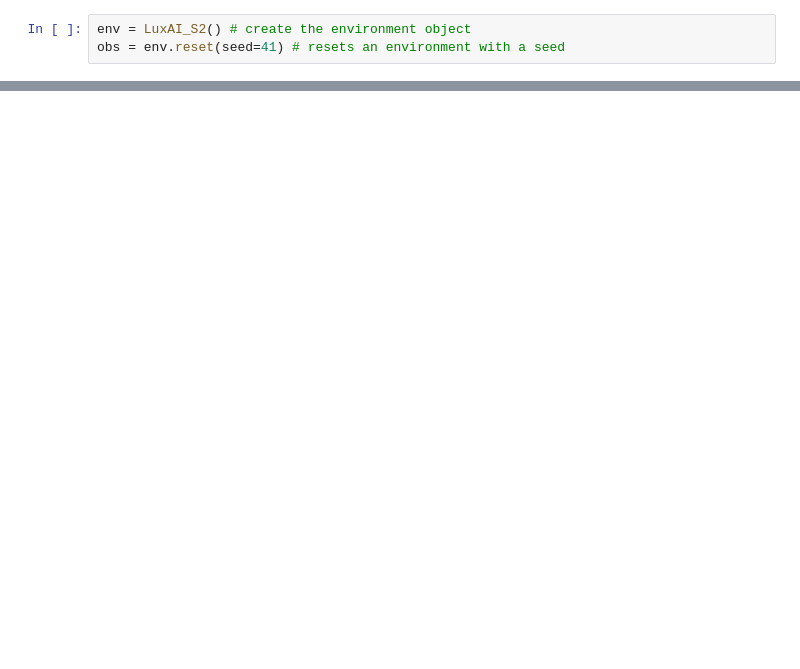
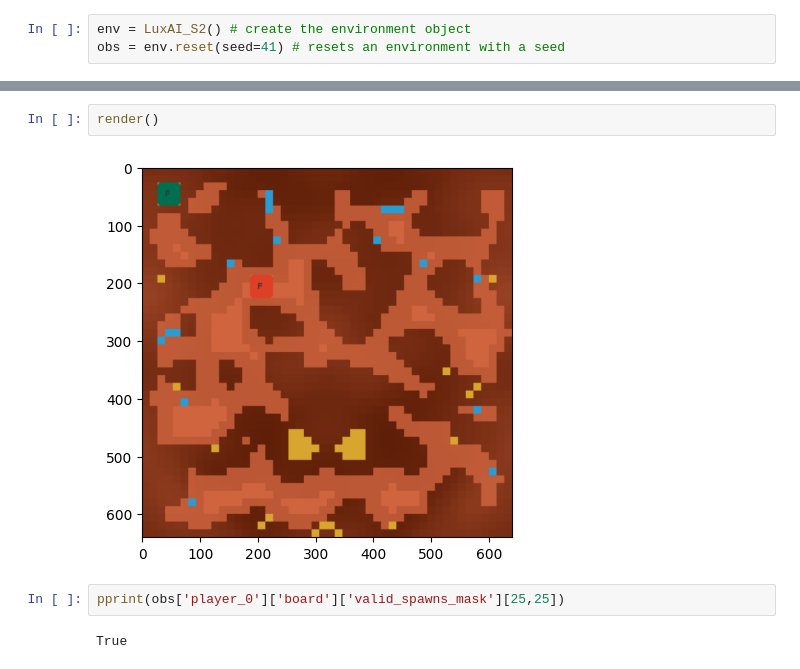
Before and after one commit to thinh-re/Lux-Design-S2, a Jupyter notebook: main.ipynb, the cells around one changed output, grey strips where cells are left out. Drawn from its saved outputs; the diff is of its cells as text; blank space fills up the shorter version.

```diff
--- a/main.ipynb
+++ b/main.ipynb
@@ -39,0 +142,8 @@ plt.imshow(img)
+# %%
+render()
+# %% [output]
+[figure, added]
+# %%
+pprint(obs['player_0']['board']['valid_spawns_mask'][25,25])
+# %% [output]
+True
```
Also changed, not shown: parts of 27 cells of this notebook, 3 other files.
